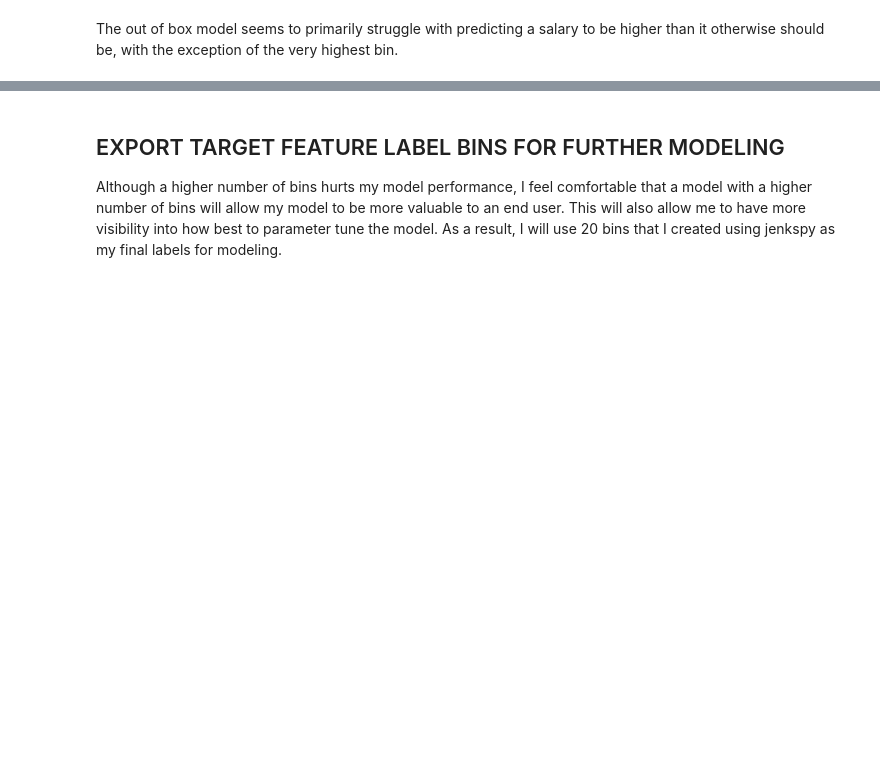
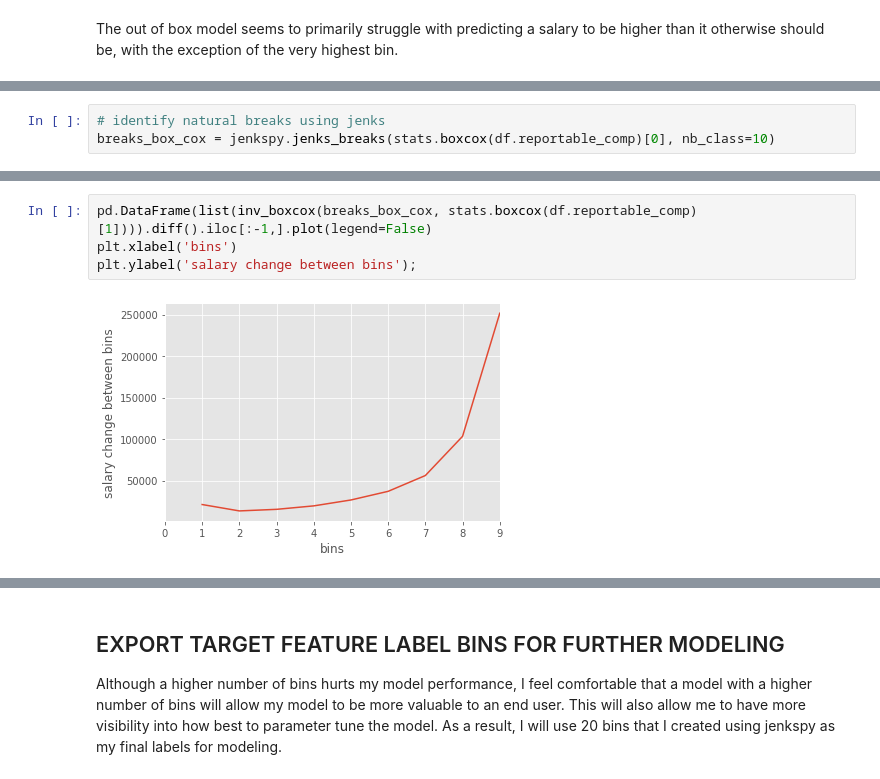
Before and after one commit to mrkjhsn/Not_for_Profit_Compensation_Modeling, a Jupyter notebook: 06.label_category_assignment.ipynb, the cells around one changed output, grey strips where cells are left out. Saved outputs shown, nothing was run; the diff lists cells and outputs as text; blank space fills up the shorter version.

```diff
--- a/06.label_category_assignment.ipynb
+++ b/06.label_category_assignment.ipynb
@@ -381,0 +405,3 @@ The out of box model seems to primarily struggle with predicting a salary to be
+# %%
+# identify natural breaks using jenks
+breaks_box_cox = jenkspy.jenks_breaks(stats.boxcox(df.reportable_comp)[0], nb_class=10)
@@ -381,0 +438,6 @@ The out of box model seems to primarily struggle with predicting a salary to be
+# %%
+pd.DataFrame(list(inv_boxcox(breaks_box_cox, stats.boxcox(df.reportable_comp)[1]))).diff().iloc[:-1,].plot(legend=False)
+plt.xlabel('bins')
+plt.ylabel('salary change between bins');
+# %% [output]
+[figure, added]
```
Also changed, not shown: parts of 21 cells of this notebook.
